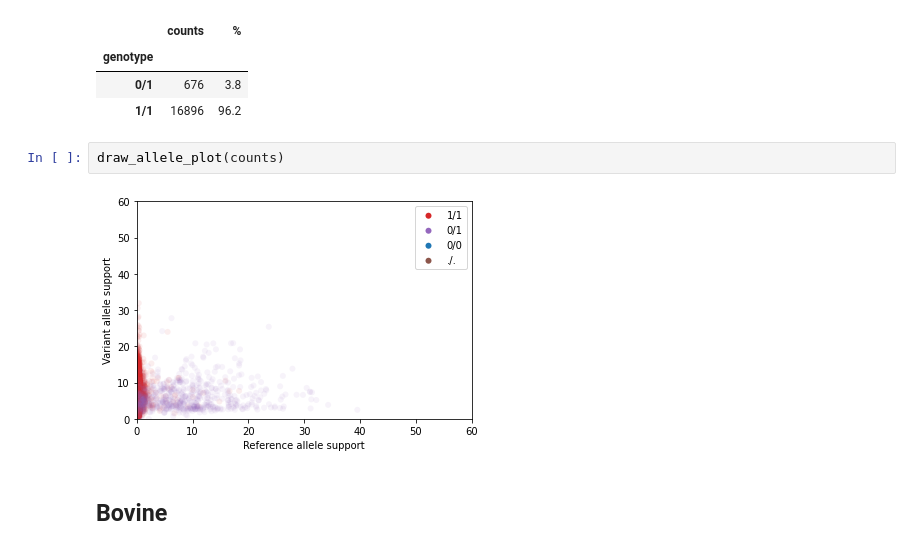
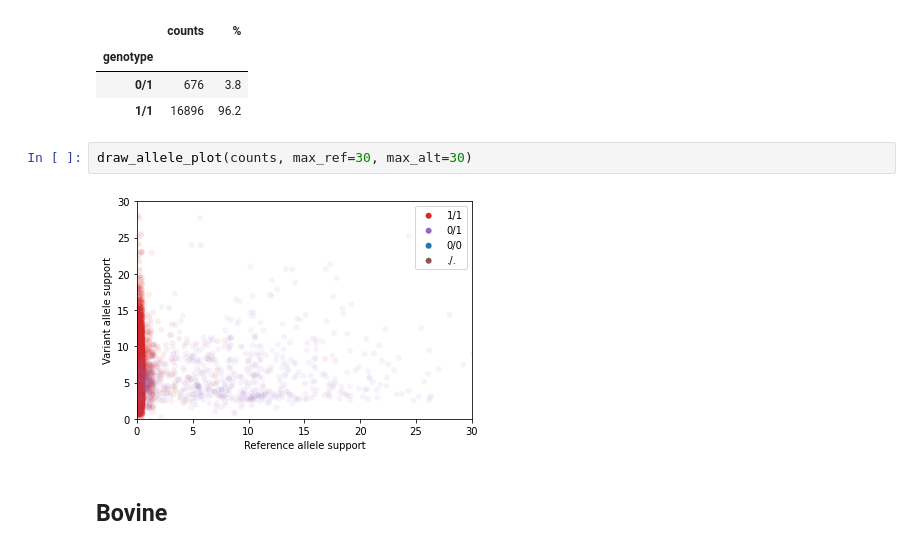
Before and after one commit to SeqOccin-SV/WorkPlanArnaud, a Jupyter notebook: Plot_SV_alleles.ipynb, the cells around one changed output. Drawn from its saved outputs; the diff is of its cells as text.

Commit message:
updated figures

```diff
--- a/Plot_SV_alleles.ipynb
+++ b/Plot_SV_alleles.ipynb
@@ -169,9 +169,9 @@ genotypes(counts)
 | 0/1 | 676 | 3.8 |
 | 1/1 | 16896 | 96.2 |
 # %%
-draw_allele_plot(counts)
+draw_allele_plot(counts, max_ref=30, max_alt=30)
 # %% [output]
-[figure, old version]
+[figure, new version]
 # %% [markdown]
 ## Bovine
 # %%
```
Also changed, not shown: parts of 8 cells of this notebook, 3 other files.
